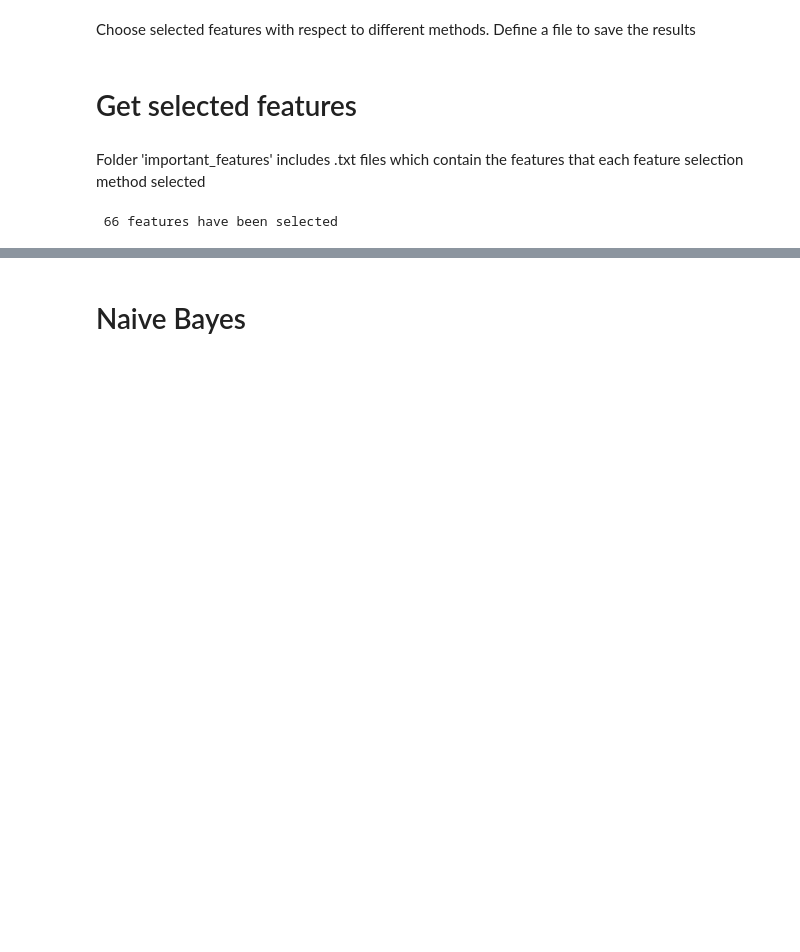
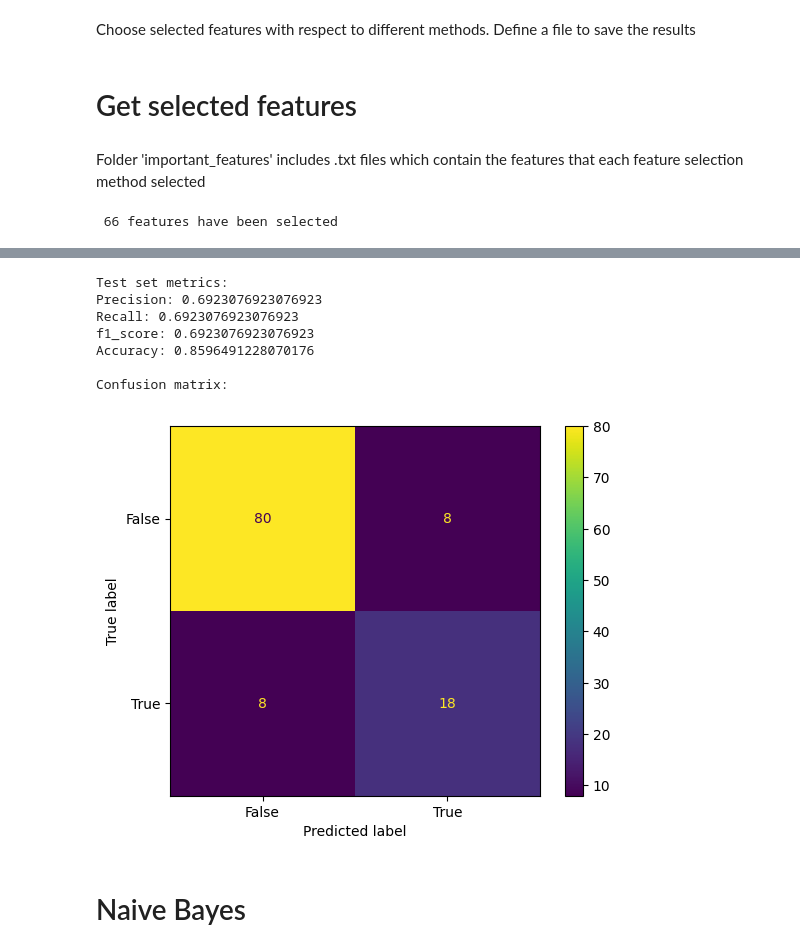
Before and after one commit to asideras/MSc-in-AI-Demokritos-Machine-Learning-Course, a Jupyter notebook: notebooks/murmur_classification.ipynb, the cells around one changed output, grey strips where cells are left out. Cells and saved outputs as stored; diff of their text form; code cells hidden in the pictures; blank space fills up the shorter version.

```diff
--- a/notebooks/murmur_classification.ipynb
+++ b/notebooks/murmur_classification.ipynb
@@ -52,6 +54,7 @@ scaler = StandardScaler()
 s = scaler.fit(X_train)
 X_train=scaler.transform(X_train)
 X_val = scaler.transform(X_val)
+X_test = scaler.transform(X_test)
 # %%
 def print_metrics(y_val,y_pred,f,classifier):
     f.write(f'{classifier} Precision: {precision_score(y_val,y_pred)}\n')
@@ -74,0 +130,26 @@ print_metrics(y_val,y_pred,f,"SVM")
+# %%
+params = {'C' : [0.01, 0.1, 1, 10, 100, 1000],
+         'kernel' : ['linear', 'poly', 'rbf', 'sigmoid'],
+         'gamma' : ['scale','auto'] }
+
+svm_models = []
+for c in params['C']:
+    for k in params['kernel']:
+        for g in params['gamma']:
+
+            clf = svm.SVC(C=c,kernel=k,gamma=g).fit(X_train, y_train)
+
+            y_pred_train = clf.predict(X_train)
+            y_pred_val = clf.predict(X_val)
+
+            f1_train = f1_score(y_train,y_pred_train)
+            f1_val = f1_score(y_val,y_pred_val)
+
+            svm_models.append((clf,f1_val,abs(f1_val-f1_train)))
+# %%
+for i in range(len(svm_models)):
+    if svm_models[i][1] > 0.5:
+        print(svm_models[i][1],svm_models[i][2],i)
+
+model_selected = svm_models[1][0]
+print(model_selected)
@@ -75,3 +172,29 @@ print_metrics(y_val,y_pred,f,"SVM")
+# %%
+y_pred_test = model_selected.predict(X_test)
+
+print('Test set metrics:')
+print(f'Precision: {precision_score(y_test,y_pred_test)}')
+print(f'Recall: {recall_score(y_test,y_pred_test)}')
+print(f'f1_score: {f1_score(y_test,y_pred_test)}')
+print(f'Accuracy: {accuracy_score(y_test,y_pred_test)}\n')
+print(f'Confusion matrix:')
+
+cm = confusion_matrix(y_test,y_pred_test)
+cm_display = ConfusionMatrixDisplay(confusion_matrix = cm, display_labels = [False, True])
+
+cm_display.plot()
+plt.show()
+
+print_metrics(y_test,y_pred_test,f,"SVM")
+# %% [output]
+Test set metrics:
+Precision: 0.6923076923076923
+Recall: 0.6923076923076923
+f1_score: 0.6923076923076923
+Accuracy: 0.8596491228070176
+
+Confusion matrix:
+[figure, added]
 # %% [markdown]
 # Naive Bayes
 # %%
```
Also changed, not shown: parts of 23 cells of this notebook, 4 other files.
